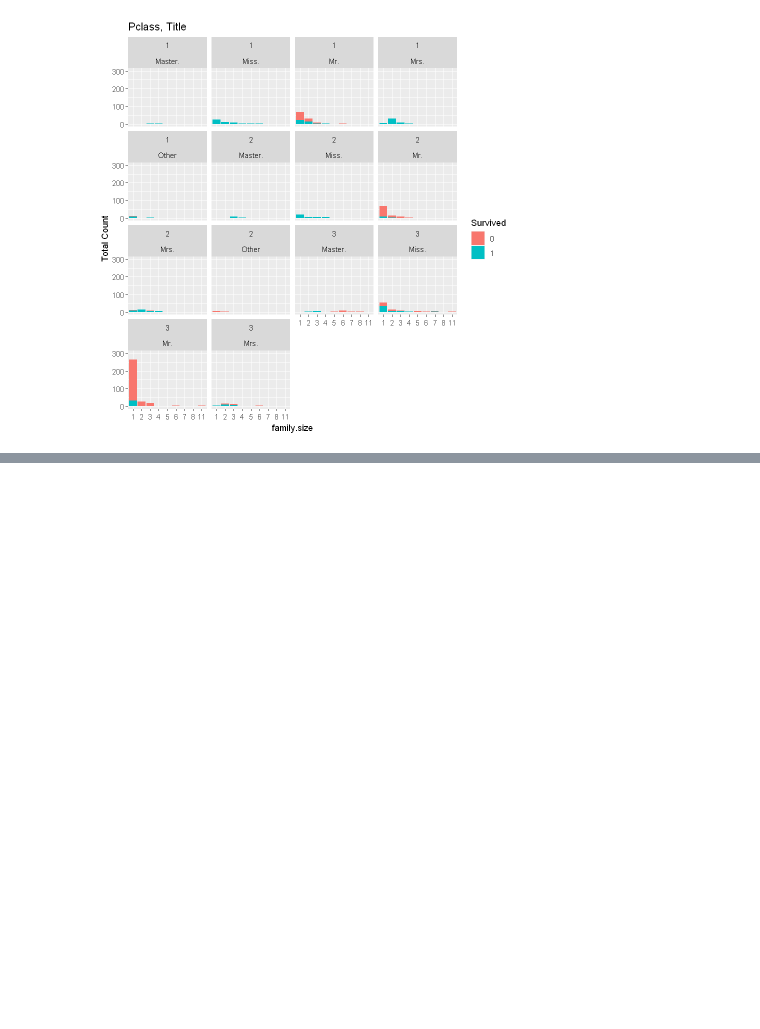
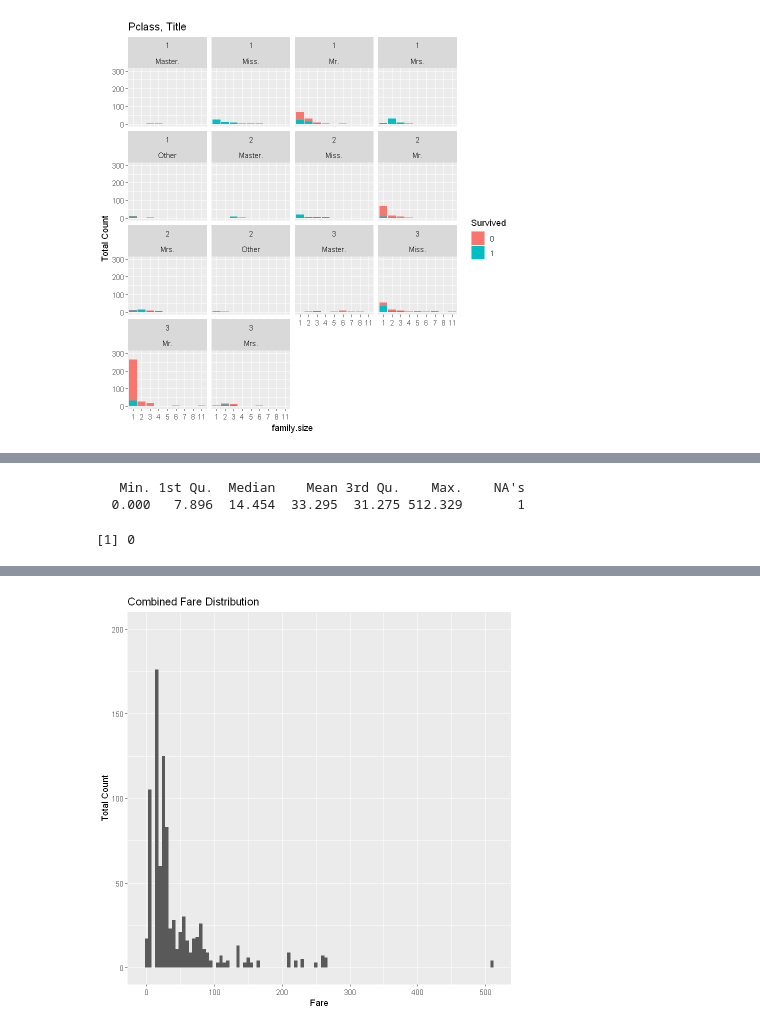
Before and after one commit to neerajkumar21/rstudio, a Jupyter notebook: Untitled.ipynb, the cells around one changed output, grey strips where cells are left out. Drawn from its saved outputs; the diff is of its cells as text; code cells hidden in the pictures; blank space fills up the shorter version.

```diff
--- a/Untitled.ipynb
+++ b/Untitled.ipynb
@@ -287,0 +350,17 @@ ggplot(data.combined[1:891,], aes(x = family.size, fill = Survived)) +
+# %%
+# Next up - the fares Titanic passengers paid
+summary(data.combined$Fare)
+length(unique(data.combined$fare))
+# %% [output]
+   Min. 1st Qu.  Median    Mean 3rd Qu.    Max.    NA's
+  0.000   7.896  14.454  33.295  31.275 512.329       1
+[1] 0
+# %%
+# Can't make fare a factor, treat as numeric & visualize with histogram
+ggplot(data.combined, aes(x = Fare)) +
+  geom_histogram(binwidth = 5) +
+  ggtitle("Combined Fare Distribution") +
+  xlab("Fare") +
+  ylab("Total Count") +
+  ylim(0,200)
+# %% [output]
@@ -287,0 +371 @@ ggplot(data.combined[1:891,], aes(x = family.size, fill = Survived)) +
+[figure, added]
```
Also changed, not shown: parts of 21 cells of this notebook.
